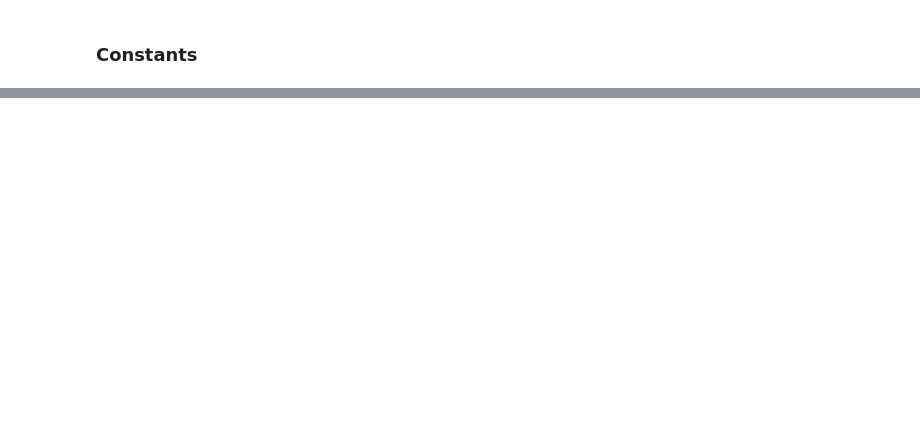
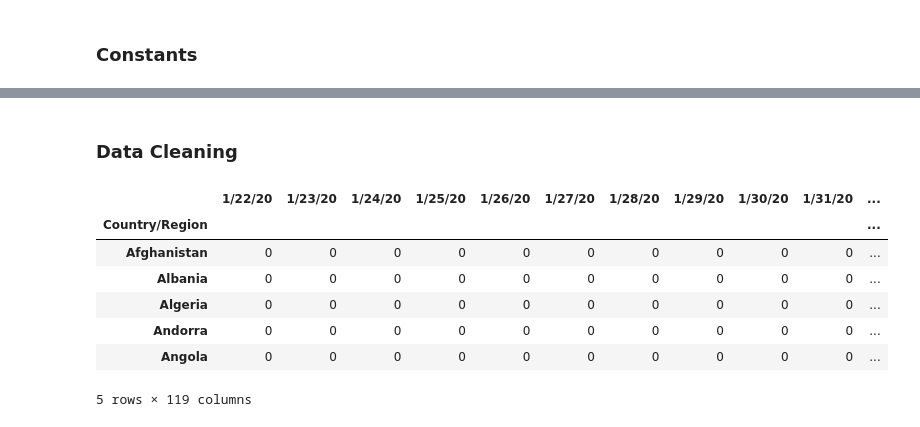
Before and after one commit to rechavar/pyCovid_TechLabsProj, a Jupyter notebook: TechLabs__finalProject.ipynb, the cells around one changed output, grey strips where cells are left out. Drawn from its saved outputs; the diff is of its cells as text; code cells hidden in the pictures; blank space fills up the shorter version.

```diff
--- a/TechLabs__finalProject.ipynb
+++ b/TechLabs__finalProject.ipynb
@@ -36,0 +123,47 @@ data.head(10)
+# %% [markdown]
+### Data Cleaning
+# %%
+#get the LON AND LAT data from df_confirmed
+df_wgs84 = df_confirmed[['Lat','Long']]
+
+all_dataframes = [df_confirmed, df_death, df_recovered]
+
+for df in all_dataframes:
+  # Dropping of the unnecassry columns
+  df.drop(['Province/State', 'Lat', 'Long'], axis = 1, inplace = True)
+
+  #Country renaming:
+  df["Country/Region"].replace(["Taiwan*", "US", "Congo (Brazzaville)", "Congo (Kinshasa)"],
+                               ["Taiwan", "USA", "Republic of the Congo", "Democratic Republic of the Congo"],
+                               inplace = True)
+  #Set new index
+  df.set_index('Country/Region', inplace = True)
+
+
+
+
+#I would really like to apply the loop to all the data cleaning steps to make the code a bit shorter
+#However, I didn't manage to do this with the last 2 steps below, mainly bc here, we have the "=" sign in the middle
+#Maybe you know something?
+
+#Grouping together countries originally split into multiple Provinces/States
+#(Australia, Canada, China, Denmark, France, Netherlands, United Kingdom)
+df_confirmed = df_confirmed.groupby(by = df_confirmed.index, axis = 0).sum()
+df_death = df_death.groupby(by= df_death.index, axis = 0 ).sum()
+df_recovered = df_recovered.groupby(by= df_recovered.index, axis = 0).sum()
+
+# Addition of a "global" row
+df_confirmed.loc['Global'] = df_confirmed.sum(axis=0)
+df_death.loc['Global'] = df_death.sum(axis=0)
+df_recovered.loc['Global'] = df_recovered.sum(axis=0)
+# %%
+df_confirmed.head()
+# %% [output]
+|  | 1/22/20 | 1/23/20 | 1/24/20 | 1/25/20 | 1/26/20 | 1/27/20 | 1/28/20 | 1/29/20 | 1/30/20 | 1/31/20 | ... |
+| Country/Region |  |  |  |  |  |  |  |  |  |  | ... |
+| Afghanistan | 0 | 0 | 0 | 0 | 0 | 0 | 0 | 0 | 0 | 0 | ... |
+| Albania | 0 | 0 | 0 | 0 | 0 | 0 | 0 | 0 | 0 | 0 | ... |
+| Algeria | 0 | 0 | 0 | 0 | 0 | 0 | 0 | 0 | 0 | 0 | ... |
+| Andorra | 0 | 0 | 0 | 0 | 0 | 0 | 0 | 0 | 0 | 0 | ... |
+| Angola | 0 | 0 | 0 | 0 | 0 | 0 | 0 | 0 | 0 | 0 | ... |
+5 rows × 119 columns
```
Also changed, not shown: parts of 26 cells of this notebook.
